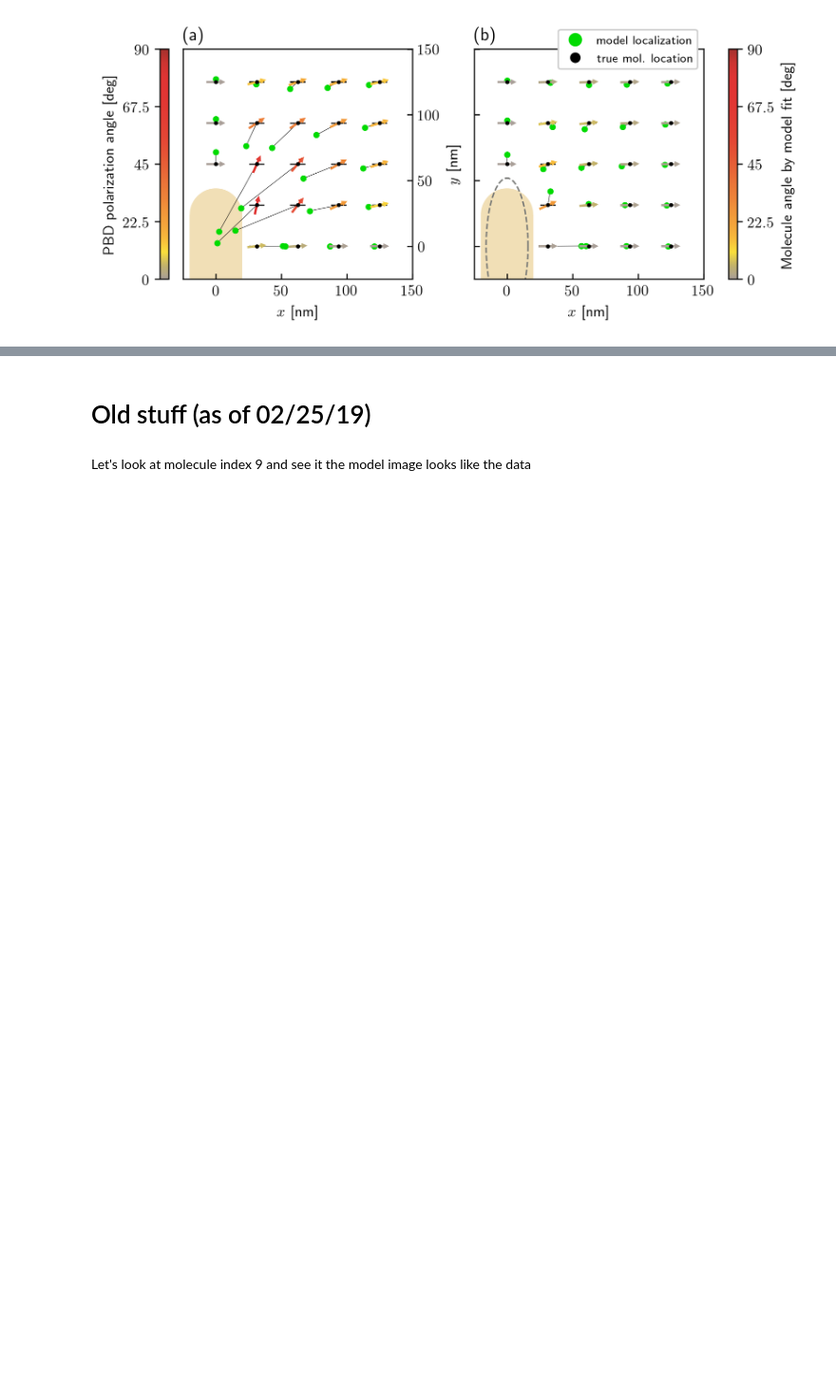
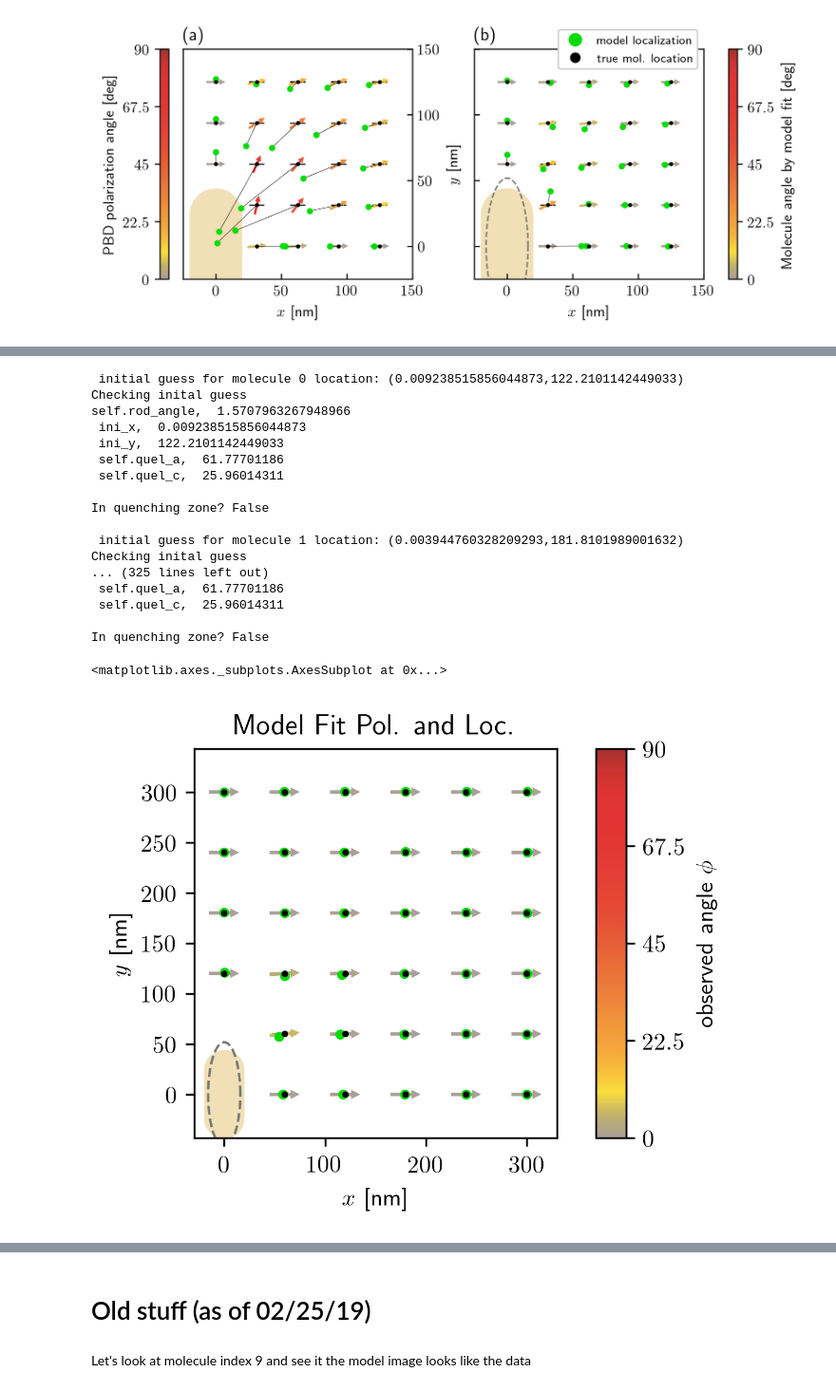
Before and after one commit to HarrisonGoldwyn/mispolarization, a Jupyter notebook: solving_problems/notebooks/fit_localization_from_BEM_fields.ipynb, the cells around one changed output, grey strips where cells are left out. Shown at 95% size. Saved outputs shown, nothing was run; the diff lists cells and outputs as text; code cells hidden in the pictures; blank space fills up the shorter version.

```diff
--- a/solving_problems/notebooks/fit_localization_from_BEM_fields.ipynb
+++ b/solving_problems/notebooks/fit_localization_from_BEM_fields.ipynb
@@ -785,0 +824,34 @@ for i in [1,2]:
+# %%
+# Model fit
+# Gaussian guess, checked
+
+test_BEM_fit_instance_few_mol_h_300 = fit.FitModelToData(
+    simTestInst_few_mol_h_300.BEM_images,
+#     ini_guess=simTestInst_few_mol.mol_locations,
+    ini_guess='gauss'
+    )
+test_BEM_fit_few_mol_h_300 = test_BEM_fit_instance_few_mol_h_300.fit_model_to_image_data(
+    check_ini=True)
+
+## Plot fit results
+test_BEM_fit_instance_few_mol_h_300.plot_fit_results_as_quiver_map(simTestInst_few_mol_h_300)
+# %% [output]
+ initial guess for molecule 0 location: (0.009238515856044873,122.2101142449033)
+Checking inital guess
+self.rod_angle,  1.5707963267948966
+ ini_x,  0.009238515856044873
+ ini_y,  122.2101142449033
+ self.quel_a,  61.77701186
+ self.quel_c,  25.96014311
+
+In quenching zone? False
+
+ initial guess for molecule 1 location: (0.003944760328209293,181.8101989001632)
+Checking inital guess
+... (325 lines left out)
+ self.quel_a,  61.77701186
+ self.quel_c,  25.96014311
+
+In quenching zone? False
+<matplotlib.axes._subplots.AxesSubplot at 0x...>
+[figure, added]
```
Also changed, not shown: parts of 50 cells of this notebook, 1 other file.
